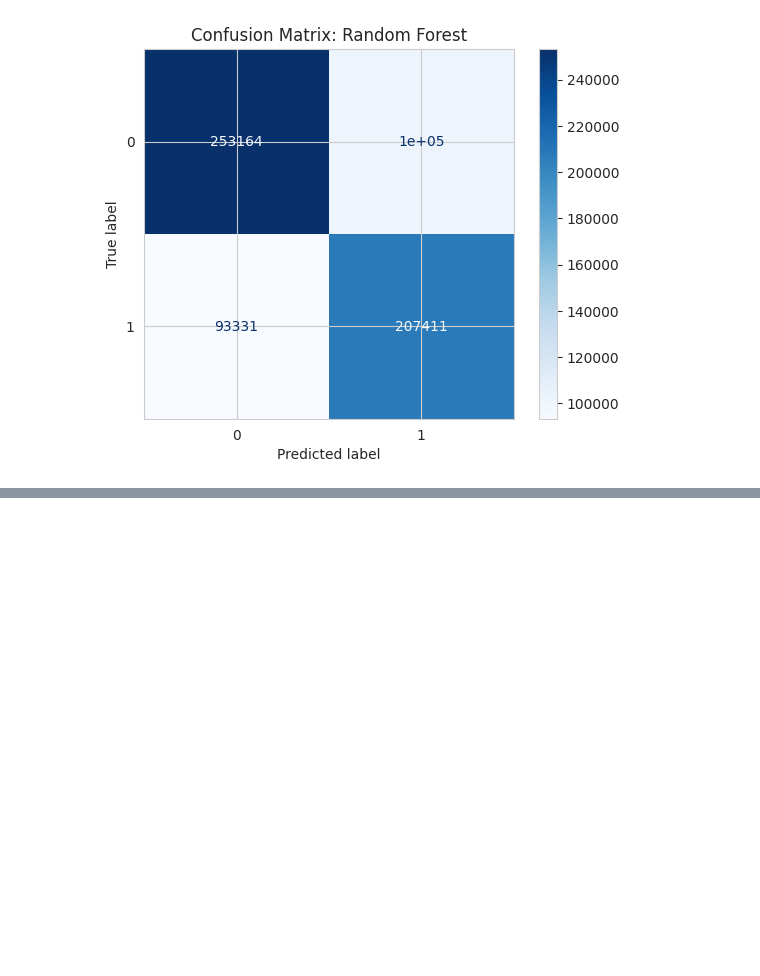
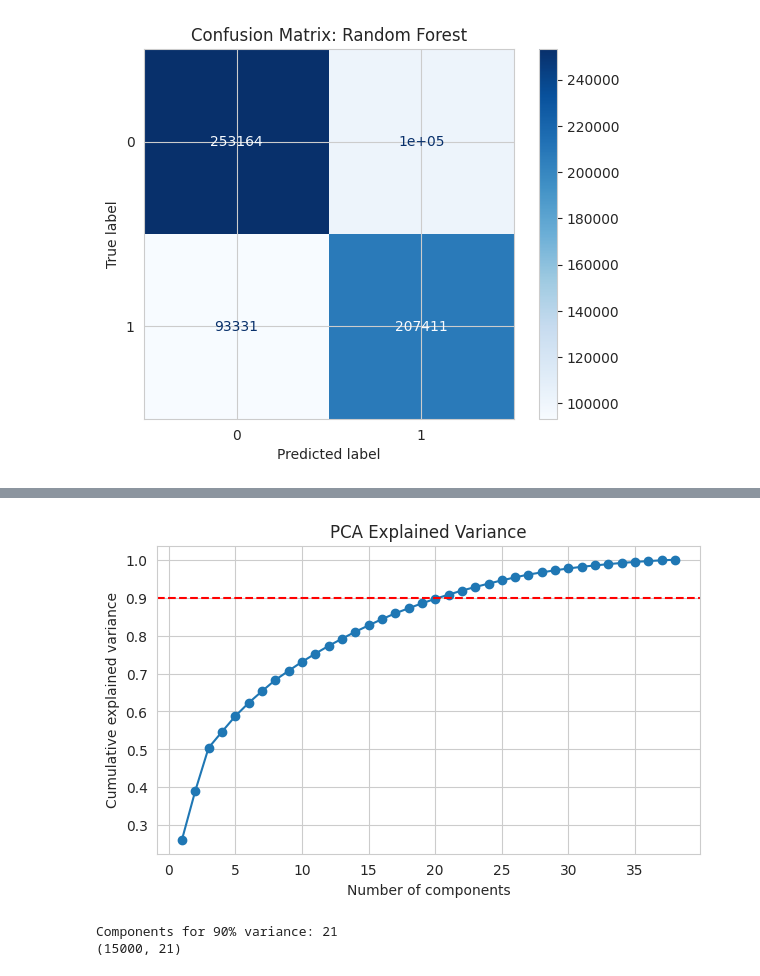
Before and after one commit to kashvi613/MovieRecommendationSystem, a Jupyter notebook: MovieRecommendationSystem.ipynb, the cells around one changed output, grey strips where cells are left out. Drawn from its saved outputs; the diff is of its cells as text; code cells hidden in the pictures; blank space fills up the shorter version.

```diff
--- a/MovieRecommendationSystem.ipynb
+++ b/MovieRecommendationSystem.ipynb
@@ -414,3 +414,20 @@ ConfusionMatrixDisplay.from_predictions(y_test_c, best.predict(X_test), cmap='Bl
 plt.title('Confusion Matrix: Random Forest'); plt.show()
 # %% [output]
 [figure]
+# %%
+g = train[['userId', 'rating'] + genre_cols]
+
+# Har genre mein user ne kitni movies dekhi ka share
+share = g.groupby('userId')[genre_cols].mean()          # fraction of user's movies in each genre
+share.columns = [c.replace('g_', 'share_') for c in genre_cols]
+
+# Har genre mein user ki average rating
+rated = g[genre_cols].multiply(g['rating'], axis=0)
+sums = rated.groupby(g['userId']).sum()
+cnts = g.groupby('userId')[genre_cols].sum()
+avg_r = (sums / cnts.replace(0, np.nan)).fillna(g['rating'].mean())
+avg_r.columns = [c.replace('g_', 'avg_') for c in genre_cols]
+
+user_profile = pd.concat([share, avg_r], axis=1)
+print(user_profile.shape)   # (15000, 38) expected
+user_profile.head()
@@ -416,0 +444,25 @@ plt.title('Confusion Matrix: Random Forest'); plt.show()
+# %%
+from sklearn.preprocessing import StandardScaler
+from sklearn.decomposition import PCA
+
+Xu = StandardScaler().fit_transform(user_profile)
+
+pca_full = PCA().fit(Xu)
+cum = np.cumsum(pca_full.explained_variance_ratio_)
+
+plt.figure(figsize=(7,4))
+plt.plot(range(1, len(cum)+1), cum, marker='o')
+plt.axhline(0.9, color='r', linestyle='--')
+plt.xlabel('Number of components'); plt.ylabel('Cumulative explained variance')
+plt.title('PCA Explained Variance'); plt.show()
+
+n_comp = int(np.argmax(cum >= 0.9) + 1)
+print("Components for 90% variance:", n_comp)
+
+pca = PCA(n_components=n_comp, random_state=42)
+Xp = pca.fit_transform(Xu)
+print(Xp.shape)
+# %% [output]
+[figure, added]
+Components for 90% variance: 21
+(15000, 21)
```
Also changed, not shown: parts of 10 cells of this notebook.
